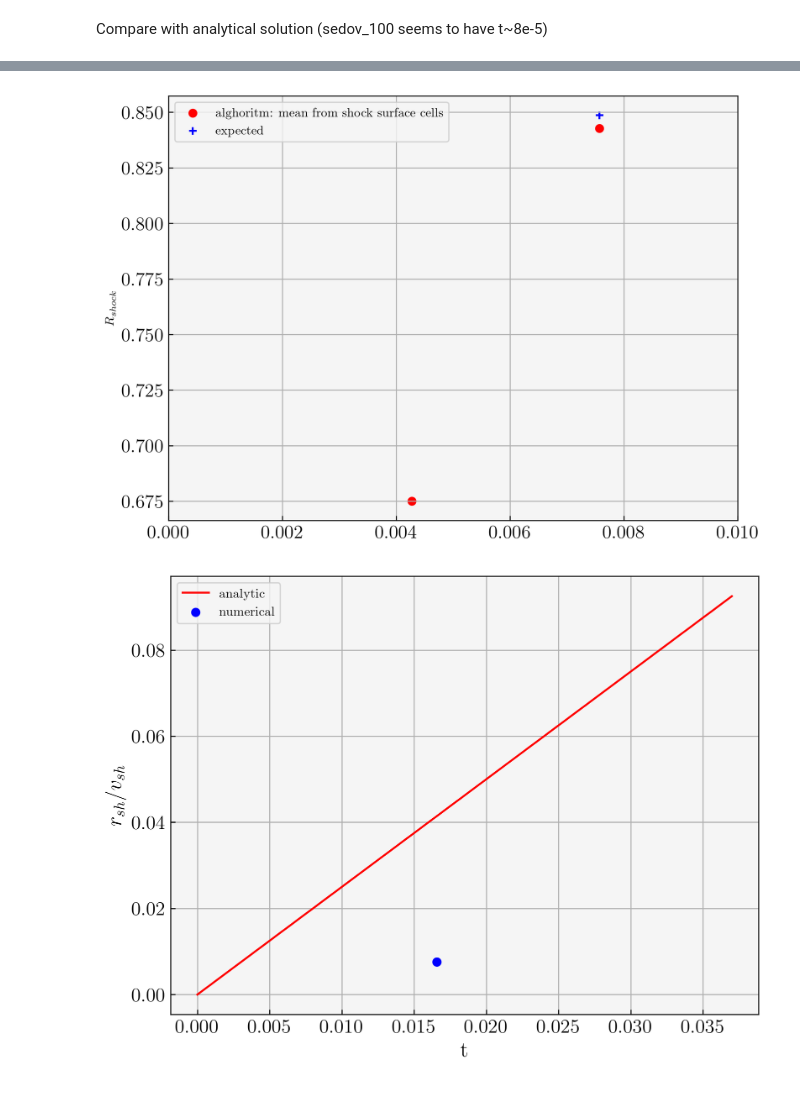
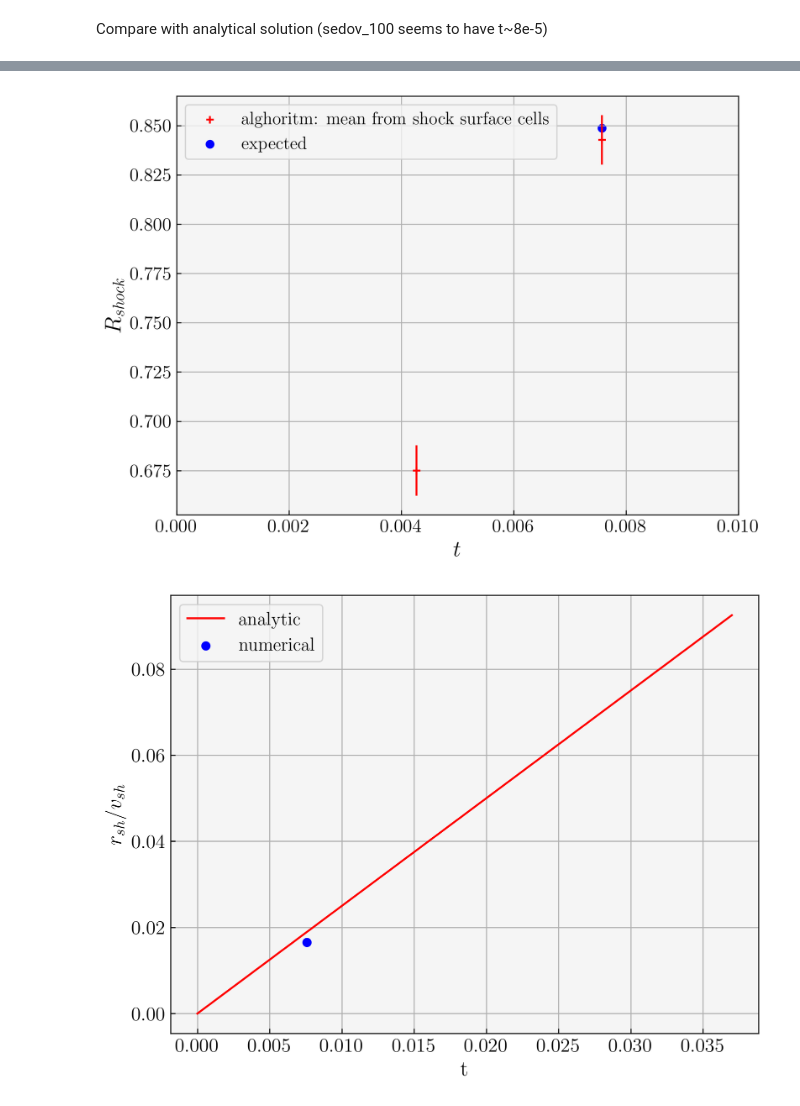
Before and after one commit to rich-tde/tde_wind, a Jupyter notebook: analyticcomp.ipynb, the cells around one changed output, grey strips where cells are left out. Drawn from its saved outputs; the diff is of its cells as text; code cells hidden in the pictures.

Commit message:
new plot

```diff
--- a/analyticcomp.ipynb
+++ b/analyticcomp.ipynb
@@ -30,6 +40,7 @@ yshock100 = shock_surface100[1]
 zshock100 = shock_surface100[2]
 rshock100 = np.sqrt(xshock100**2 + yshock100**2 + zshock100**2)
 R100 = np.mean(rshock100)
+errorR100 = np.std(rshock100)
 t100, _ = days_since_distruption('sedov/100/sedov_100.h5')
 t100 = t100[0]
 xi = xi_shock(R100, t100)
@@ -40,18 +51,11 @@ yshockfinal = shock_surfacefinal[1]
 zshockfinal = shock_surfacefinal[2]
 rshockfinal = np.sqrt(xshockfinal**2 + yshockfinal**2 + zshockfinal**2)
 Rfinal = np.mean(rshockfinal)
+errorRfinal = np.std(rshockfinal)
 tfinal, _ = days_since_distruption('sedov/final/sedov_final.h5')
 tfinal = tfinal[0]
 
 rfinal_expected = rsh_expected(xi, tfinal)
-
-vshockmiddle = (Rfinal - R100) / (tfinal - t100)
-ratiomiddle = Rfinal/vshockmiddle #I should have Rmiddle
-tmiddle = tfinal # should be tmiddle, as(tfinal + t100)/2
-
-
-time = np.arange(0, tfinal+0.03, 0.001)
-analytic = analytic_sol(time)
 # %%
 print(100*(rfinal_expected-Rfinal)/Rfinal, '%')
 # %% [output]
@@ -59,9 +63,12 @@ print(100*(rfinal_expected-Rfinal)/Rfinal, '%')
 # %%
-plt.scatter([t100, tfinal], [R100, Rfinal], c = 'r', label = r'alghoritm: mean from shock surface cells')
+plt.scatter([t100, tfinal], [R100, Rfinal], marker = '+', c = 'r', label = r'alghoritm: mean from shock surface cells')
+plt.errorbar([t100, tfinal], [R100, Rfinal], yerr = [errorR100,errorRfinal], c = 'r', fmt ='+')
 plt.xlim(0,0.01)
-plt.scatter(tfinal, rfinal_expected, marker = '+', c = 'b', label = 'expected')
-plt.ylabel(r'$R_{shock}$')
-plt.legend()
+plt.scatter(tfinal, rfinal_expected,  c = 'b', label = 'expected')
+plt.ylabel(r'$R_{shock}$', fontsize = 18)
+plt.xlabel(r'$t$', fontsize = 18)
+plt.legend(fontsize = 14)
 plt.grid()
+plt.savefig('r_analyt.png')
 # %% [output]
-[figure, old version]
+[figure, new version]
@@ -68,9 +92,11 @@ plt.grid()
 # %%
 plt.plot(time, analytic, color = 'r', label = 'analytic')
-plt.scatter(ratiomiddle,tmiddle, c = 'b', label = 'numerical')
+plt.scatter(tmiddle, ratiomiddle, c = 'b', label = 'numerical')
+plt.errorbar(tmiddle, ratiomiddle, yerr = error_ratio, c = 'b')
 plt.xlabel('t', fontsize = 16)
 plt.ylabel(r'$r_{sh}/v_{sh}$', fontsize = 16)
-plt.legend()
+plt.legend(fontsize = 14)
 plt.grid()
+plt.savefig('rv_analyt.png')
 # %% [output]
-[figure, old version]
+[figure, new version]
```
Also changed, not shown: parts of 7 cells of this notebook, 37 other files.
